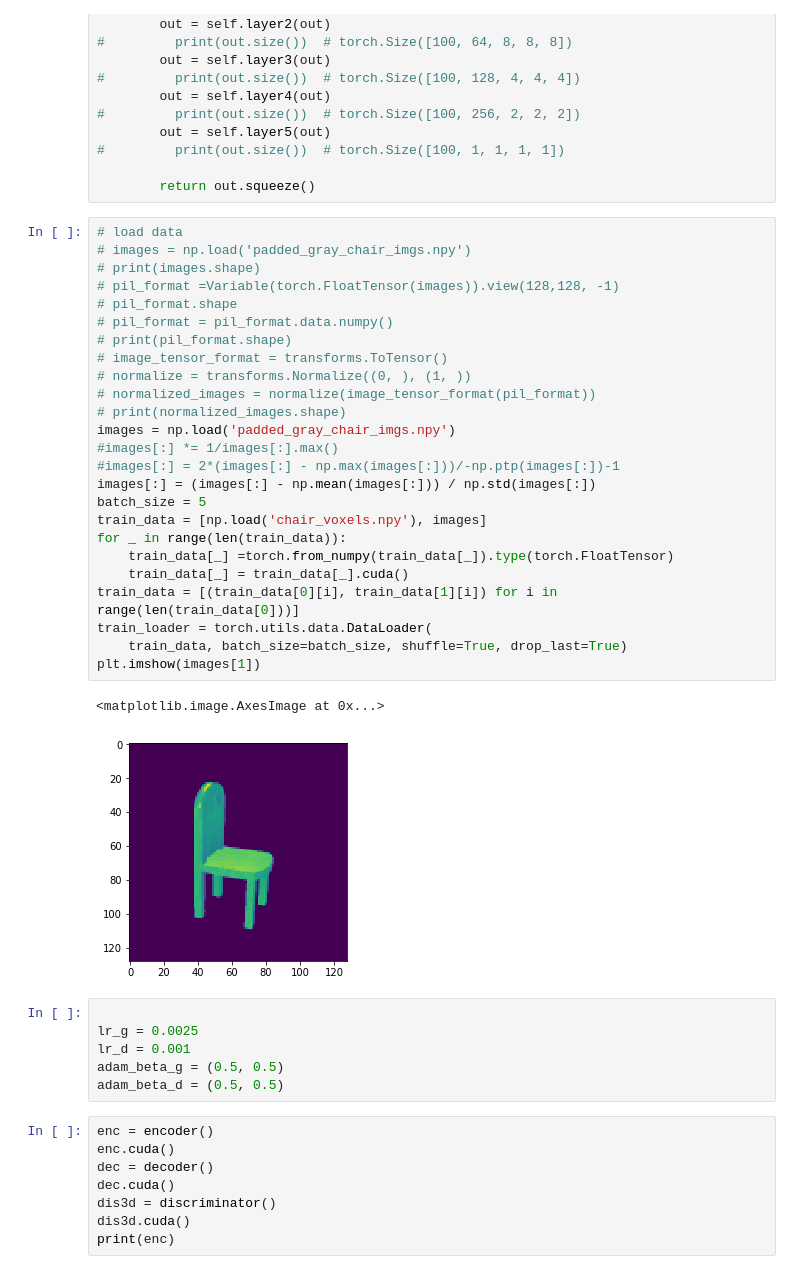
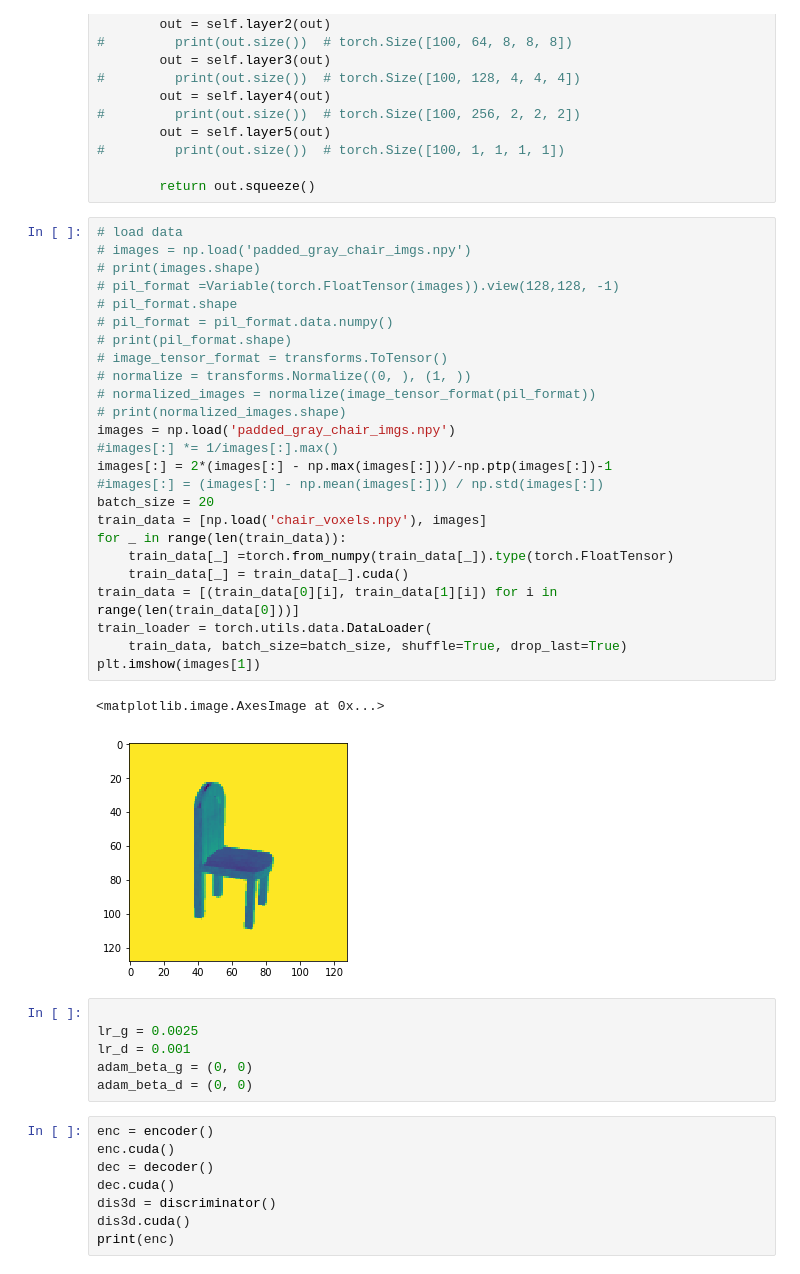
Before and after one commit to wezteoh/cross_dimension_translation, a Jupyter notebook: Auto3D.ipynb, the cells around one changed output. Saved outputs shown, nothing was run; the diff lists cells and outputs as text.

```diff
--- a/Auto3D.ipynb
+++ b/Auto3D.ipynb
@@ -229,37 +229,37 @@ class discriminator(nn.Module):
 # %%
 # load data
 # images = np.load('padded_gray_chair_imgs.npy')
 # print(images.shape)
 # pil_format =Variable(torch.FloatTensor(images)).view(128,128, -1)
 # pil_format.shape
 # pil_format = pil_format.data.numpy()
 # print(pil_format.shape)
 # image_tensor_format = transforms.ToTensor()
 # normalize = transforms.Normalize((0, ), (1, ))
 # normalized_images = normalize(image_tensor_format(pil_format))
 # print(normalized_images.shape)
 images = np.load('padded_gray_chair_imgs.npy')
 #images[:] *= 1/images[:].max()
-#images[:] = 2*(images[:] - np.max(images[:]))/-np.ptp(images[:])-1
-images[:] = (images[:] - np.mean(images[:])) / np.std(images[:])
-batch_size = 5
+images[:] = 2*(images[:] - np.max(images[:]))/-np.ptp(images[:])-1
+#images[:] = (images[:] - np.mean(images[:])) / np.std(images[:])
+batch_size = 20
 train_data = [np.load('chair_voxels.npy'), images]
 for _ in range(len(train_data)):
     train_data[_] =torch.from_numpy(train_data[_]).type(torch.FloatTensor)
     train_data[_] = train_data[_].cuda()
 train_data = [(train_data[0][i], train_data[1][i]) for i in range(len(train_data[0]))]
 train_loader = torch.utils.data.DataLoader(
     train_data, batch_size=batch_size, shuffle=True, drop_last=True)
 plt.imshow(images[1])
 # %% [output]
 <matplotlib.image.AxesImage at 0x...>
-[figure, old version]
+[figure, new version]
 # %%
 
 lr_g = 0.0025
 lr_d = 0.001
-adam_beta_g = (0.5, 0.5)
-adam_beta_d = (0.5, 0.5)
+adam_beta_g = (0, 0)
+adam_beta_d = (0, 0)
 # %%
 enc = encoder()
 enc.cuda()
```
Also changed, not shown: parts of 8 cells of this notebook.
